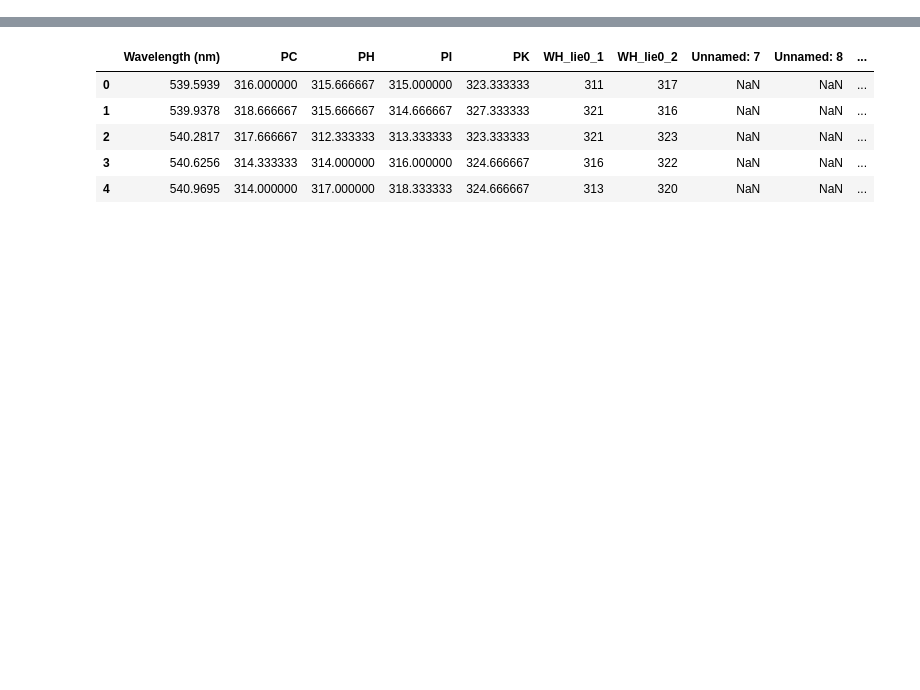
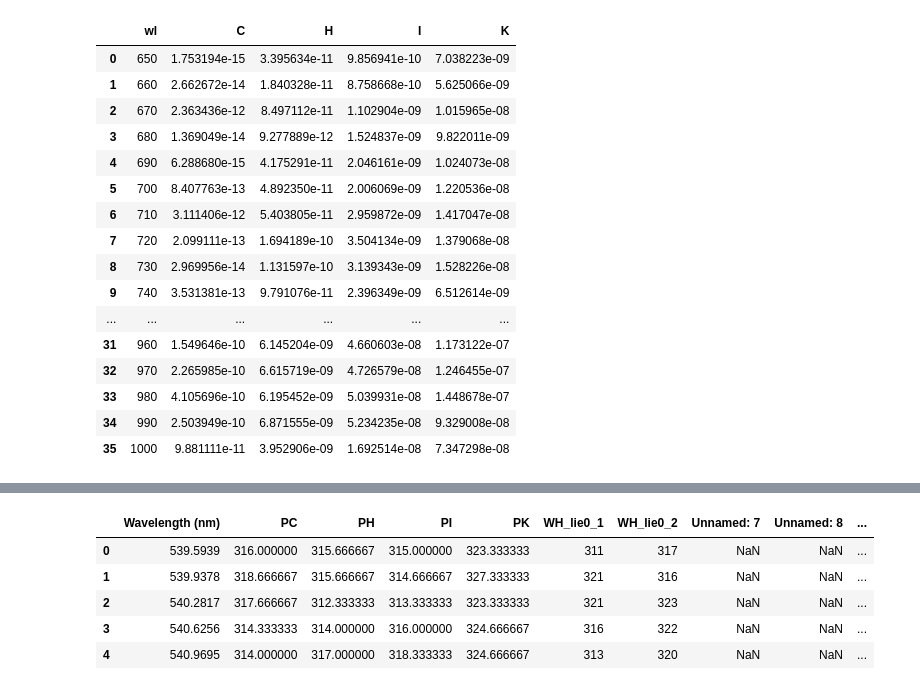
Before and after one commit to ToastCheng/ijv, a Jupyter notebook: calibrate_test.ipynb, the cells around one changed output, grey strips where cells are left out. Cells and saved outputs as stored; diff of their text form; code cells hidden in the pictures; blank space fills up the shorter version.

```diff
--- a/calibrate_test.ipynb
+++ b/calibrate_test.ipynb
@@ -24,3 +26,23 @@ df = pd.DataFrame({
 })
 # %%
 df.to_csv("CHIK/sim_spec.csv", index=None)
+# %%
+df
+# %% [output]
+|  | wl | C | H | I | K |
+| 0 | 650 | 1.753194e-15 | 3.395634e-11 | 9.856941e-10 | 7.038223e-09 |
+| 1 | 660 | 2.662672e-14 | 1.840328e-11 | 8.758668e-10 | 5.625066e-09 |
+| 2 | 670 | 2.363436e-12 | 8.497112e-11 | 1.102904e-09 | 1.015965e-08 |
+| 3 | 680 | 1.369049e-14 | 9.277889e-12 | 1.524837e-09 | 9.822011e-09 |
+| 4 | 690 | 6.288680e-15 | 4.175291e-11 | 2.046161e-09 | 1.024073e-08 |
+| 5 | 700 | 8.407763e-13 | 4.892350e-11 | 2.006069e-09 | 1.220536e-08 |
+| 6 | 710 | 3.111406e-12 | 5.403805e-11 | 2.959872e-09 | 1.417047e-08 |
+| 7 | 720 | 2.099111e-13 | 1.694189e-10 | 3.504134e-09 | 1.379068e-08 |
+| 8 | 730 | 2.969956e-14 | 1.131597e-10 | 3.139343e-09 | 1.528226e-08 |
+| 9 | 740 | 3.531381e-13 | 9.791076e-11 | 2.396349e-09 | 6.512614e-09 |
+| ... | ... | ... | ... | ... | ... |
+| 31 | 960 | 1.549646e-10 | 6.145204e-09 | 4.660603e-08 | 1.173122e-07 |
+| 32 | 970 | 2.265985e-10 | 6.615719e-09 | 4.726579e-08 | 1.246455e-07 |
+| 33 | 980 | 4.105696e-10 | 6.195452e-09 | 5.039931e-08 | 1.448678e-07 |
+| 34 | 990 | 2.503949e-10 | 6.871555e-09 | 5.234235e-08 | 9.329008e-08 |
+| 35 | 1000 | 9.881111e-11 | 3.952906e-09 | 1.692514e-08 | 7.347298e-08 |
```
Also changed, not shown: parts of 20 cells of this notebook, 3 other files.
